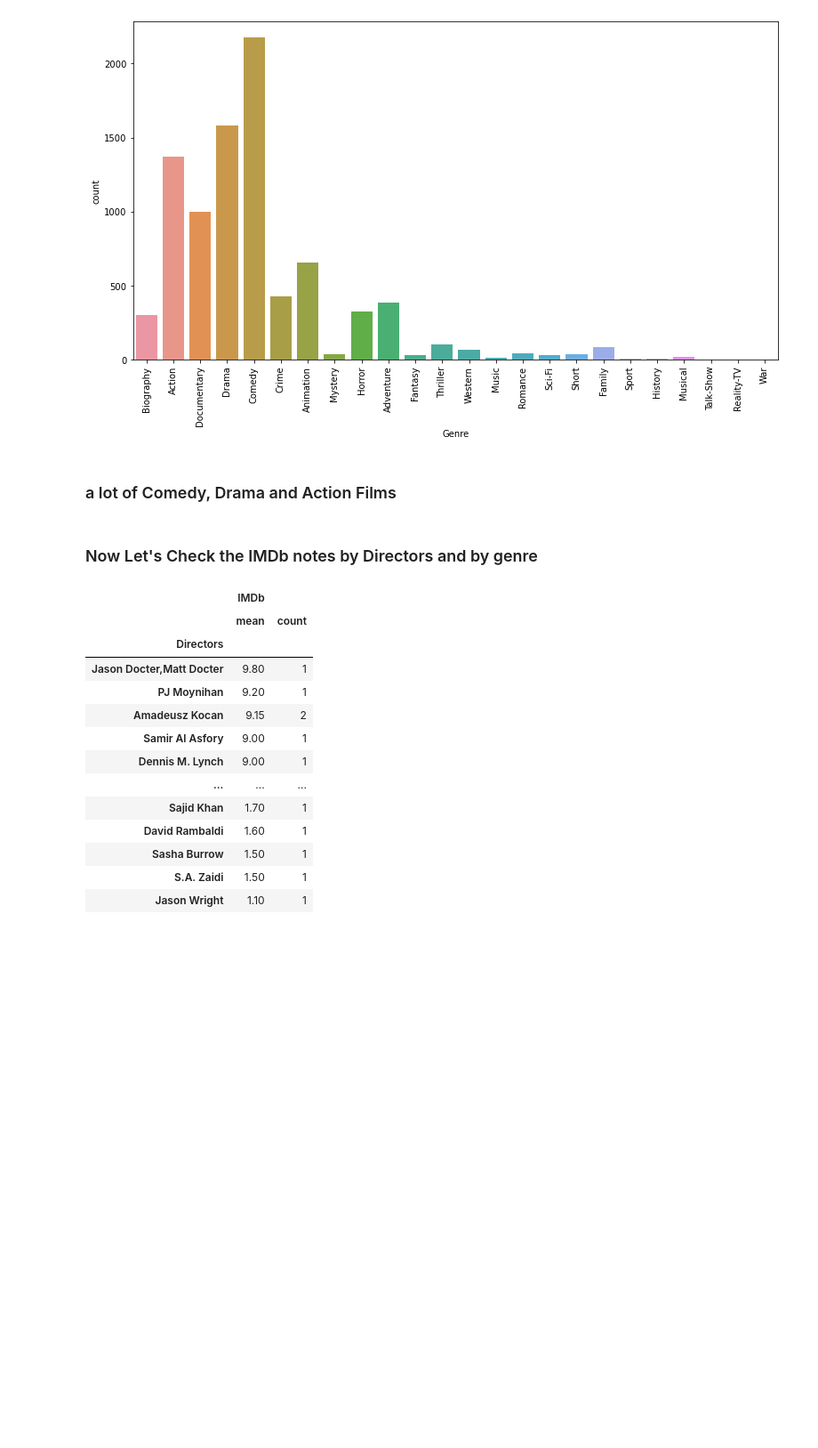
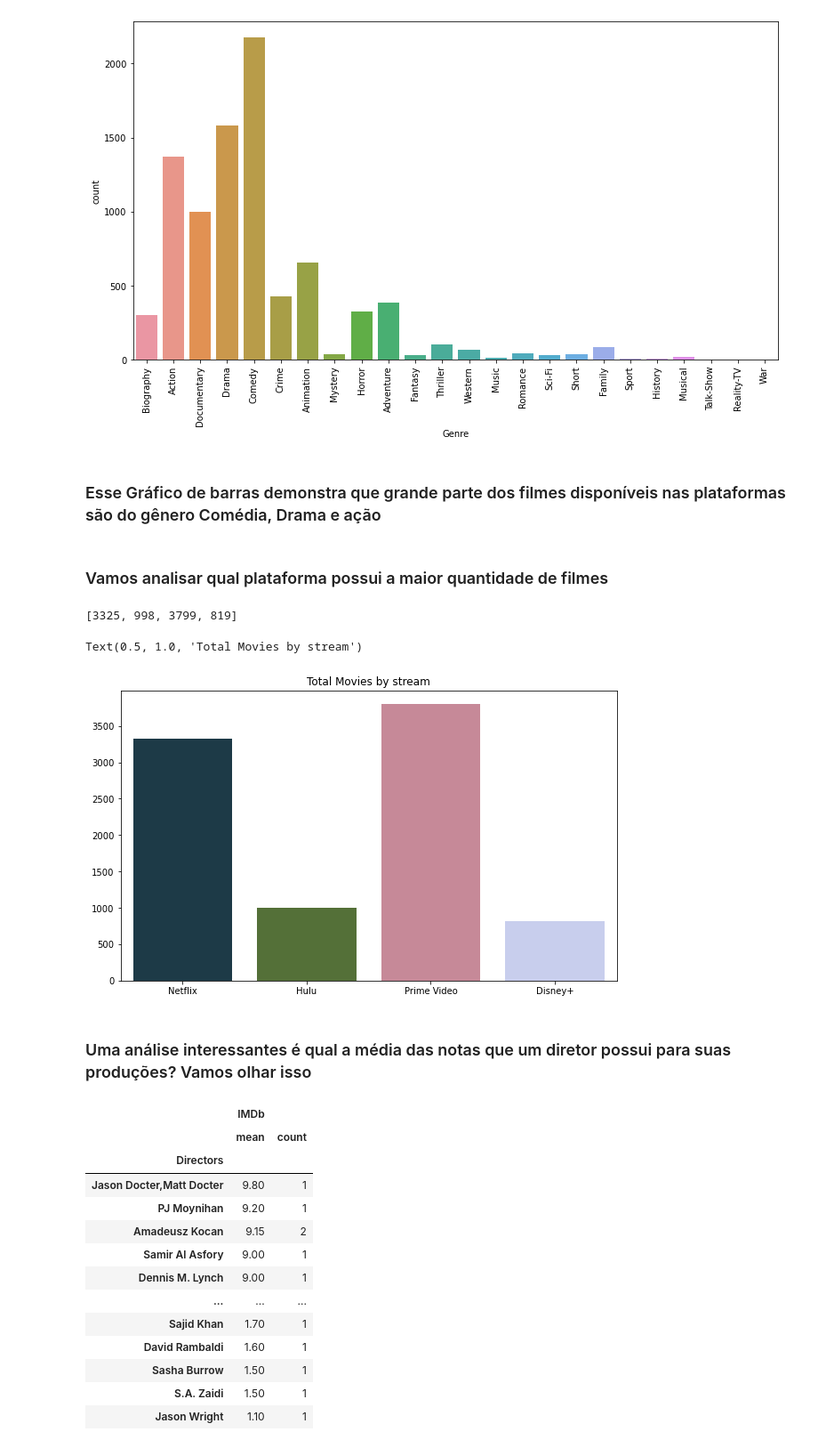
Before and after one commit to guilhermeabst/netflix_analysis, a Jupyter notebook: Netflix.ipynb, the cells around one changed output. Shown at 89% size. Saved outputs shown, nothing was run; the diff lists cells and outputs as text; code cells hidden in the pictures; blank space fills up the shorter version.

```diff
--- a/Netflix.ipynb
+++ b/Netflix.ipynb
@@ -200,10 +220,31 @@ plt.xticks(rotation=90)
 plt.show()
 # %% [output]
 [figure]
-# %% [markdown]
-### a lot of Comedy, Drama and Action Films
-# %% [markdown]
-### Now Let's Check the IMDb notes by Directors and by genre
+# %% [markdown]
+### Esse Gráfico de barras demonstra que grande parte dos filmes disponíveis nas plataformas são do gênero Comédia, Drama e ação
+# %% [markdown]
+### Vamos analisar qual plataforma possui a maior quantidade de filmes
+# %%
+streams = ['Netflix', 'Hulu','Prime Video', 'Disney+']
+
+count = []
+for i in df_country.columns:
+    if i in streams:
+        soma = df_country[i].sum()
+        count.append(soma)
+count
+# %% [output]
+[3325, 998, 3799, 819]
+# %%
+
+plt.figure(figsize=(10,6))
+sns. barplot(x=streams, y= count,palette="cubehelix")
+plt.title("Total Movies by stream")
+# %% [output]
+Text(0.5, 1.0, 'Total Movies by stream')
+[figure, added]
+# %% [markdown]
+### Uma análise interessantes é qual a média das notas que um diretor possui para suas produções? Vamos olhar isso
 # %%
 df_country[["IMDb","Directors"]].groupby(by="Directors").agg(["mean","count"]).sort_values(by=("IMDb","mean"), ascending=False)
 # %% [output]
```
Also changed, not shown: parts of 25 cells of this notebook.
